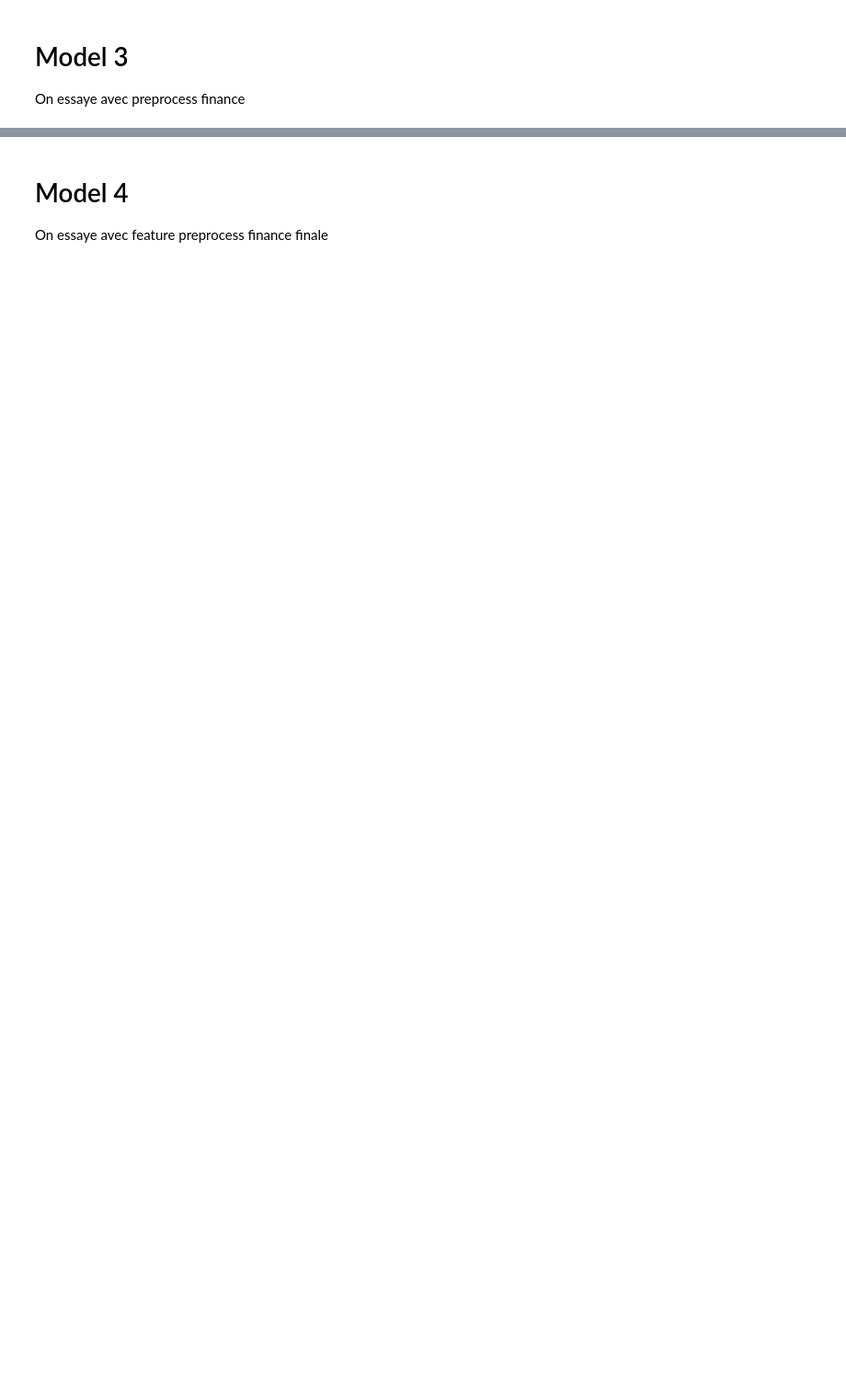
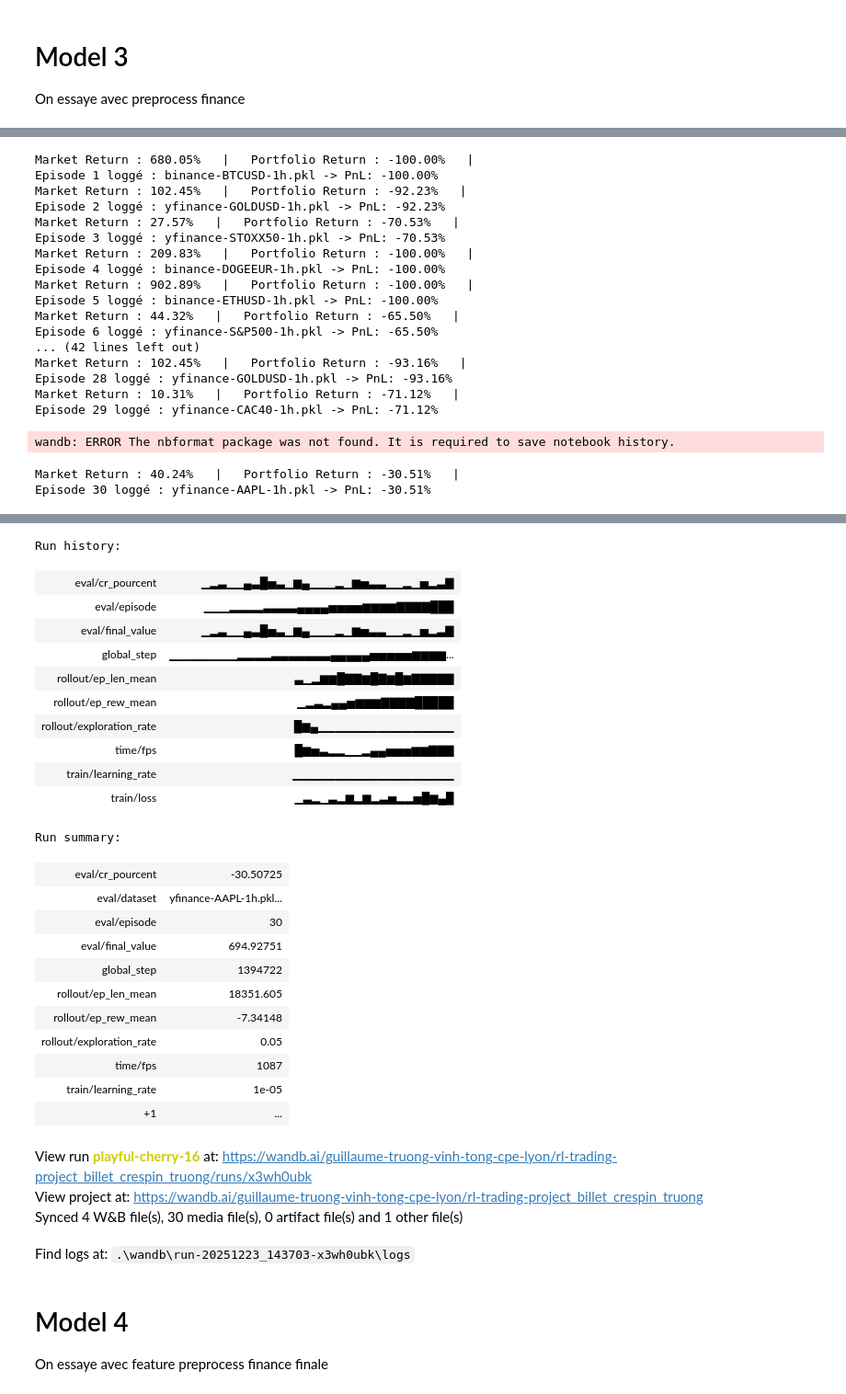
Before and after one commit to Labriz9/reinforcement-learning-project, a Jupyter notebook: DQN.ipynb, the cells around one changed output, grey strips where cells are left out. Shown: that part at 92% size. Saved outputs shown, nothing was run; the diff lists cells and outputs as text; code cells hidden in the pictures; blank space fills up the shorter version.

```diff
--- a/DQN.ipynb
+++ b/DQN.ipynb
@@ -289,7 +407,8 @@ wandb.finish()
 
 On essaye avec preprocess finance
 # %%
-env = gym.make(
+base_env = gym.make(
+
     "MultiDatasetTradingEnv",
     dataset_dir="data/*.pkl",
     preprocess=features.preprocess_finance,
@@ -301,7 +420,8 @@ env = gym.make(
     borrow_interest_rate=0.02/100/24,
 )
 
-env = DiscreteActionsWrapper(env, positions=[-1, 0, 1, 2])
+env = DiscreteActionsWrapper(base_env, positions=[-1, 0, 1, 2])
+
 obs, _ = env.reset()
 obs, reward, terminated, truncated, info = env.step(3)
 
@@ -368,15 +495,16 @@ for episode in range(1, nb_episodes + 1):
     obs, _ = env.reset()
     done = False
 
-    dataset_name = env.name
+    dataset_name = base_env.name
+
 
     while not done:
         action, _states = model3.predict(obs)
-        obs, reward, terminated, truncated, _ = env.step(action)
+        obs, reward, terminated, truncated, _ = env.step(int(action))
         done = terminated or truncated
 
     if done:
-        history = env.historical_info
+        history = base_env.historical_info
         df_history = pd.DataFrame(history.history_storage, columns=history.columns)
 
         initial_val = df_history['portfolio_valuation'].iloc[0]
@@ -412,3 +540,24 @@ for episode in range(1, nb_episodes + 1):
         print(f"Episode {episode} loggé : {dataset_name} -> PnL: {c_r_pourcent:.2f}%")
 
 wandb.finish()
+# %% [output]
+Market Return : 680.05%   |   Portfolio Return : -100.00%   |
+Episode 1 loggé : binance-BTCUSD-1h.pkl -> PnL: -100.00%
+Market Return : 102.45%   |   Portfolio Return : -92.23%   |
+Episode 2 loggé : yfinance-GOLDUSD-1h.pkl -> PnL: -92.23%
+Market Return : 27.57%   |   Portfolio Return : -70.53%   |
+Episode 3 loggé : yfinance-STOXX50-1h.pkl -> PnL: -70.53%
+Market Return : 209.83%   |   Portfolio Return : -100.00%   |
+Episode 4 loggé : binance-DOGEEUR-1h.pkl -> PnL: -100.00%
+Market Return : 902.89%   |   Portfolio Return : -100.00%   |
+Episode 5 loggé : binance-ETHUSD-1h.pkl -> PnL: -100.00%
+Market Return : 44.32%   |   Portfolio Return : -65.50%   |
+Episode 6 loggé : yfinance-S&P500-1h.pkl -> PnL: -65.50%
+... (42 lines left out)
+Market Return : 102.45%   |   Portfolio Return : -93.16%   |
+Episode 28 loggé : yfinance-GOLDUSD-1h.pkl -> PnL: -93.16%
+Market Return : 10.31%   |   Portfolio Return : -71.12%   |
+Episode 29 loggé : yfinance-CAC40-1h.pkl -> PnL: -71.12%
+wandb: ERROR The nbformat package was not found. It is required to save notebook history.
+Market Return : 40.24%   |   Portfolio Return : -30.51%   |
+Episode 30 loggé : yfinance-AAPL-1h.pkl -> PnL: -30.51%
@@ -415,3 +565,30 @@ wandb.finish()
+Run history:
+| eval/cr_pourcent | ▁▂▃▁▁▄▃█▅▃▁▆▄▁▁▁▂▁▆▅▃▃▁▁▂▁▅▂▃▇ |
+| eval/episode | ▁▁▁▂▂▂▂▃▃▃▃▄▄▄▄▅▅▅▅▆▆▆▆▇▇▇▇███ |
+| eval/final_value | ▁▂▃▁▁▄▃█▅▃▁▆▄▁▁▁▂▁▆▅▃▃▁▁▂▁▅▂▃▇ |
+| global_step | ▁▁▁▁▁▁▁▁▂▂▂▂▃▃▃▃▃▃▃▄▄▄▄▄▅▅▅▅▅▆▆▆▆... |
+| rollout/ep_len_mean | ▃▁▂▆▆█▇▇▆█▇▆█▆▇▇▇▇▇ |
+| rollout/ep_rew_mean | ▁▂▃▂▄▄▅▆▆▆▇▇▇▇█████ |
+| rollout/exploration_rate | █▆▄▁▁▁▁▁▁▁▁▁▁▁▁▁▁▁▁ |
+| time/fps | █▆▅▃▂▂▁▁▂▄▄▅▅▅▆▆▇▇▇ |
+| train/learning_rate | ▁▁▁▁▁▁▁▁▁▁▁▁▁▁▁▁▁▁▁ |
+| train/loss | ▁▃▂▁▃▂▆▂▆▂▃▅▂▂▅█▆▄█ |
+Run summary:
+| eval/cr_pourcent | -30.50725 |
+| eval/dataset | yfinance-AAPL-1h.pkl... |
+| eval/episode | 30 |
+| eval/final_value | 694.92751 |
+| global_step | 1394722 |
+| rollout/ep_len_mean | 18351.605 |
+| rollout/ep_rew_mean | -7.34148 |
+| rollout/exploration_rate | 0.05 |
+| time/fps | 1087 |
+| train/learning_rate | 1e-05 |
+| +1 | ... |
+View run playful-cherry-16 at: https://wandb.ai/guillaume-truong-vinh-tong-cpe-lyon/rl-trading-project_billet_crespin_truong/runs/x3wh0ubk
+View project at: https://wandb.ai/guillaume-truong-vinh-tong-cpe-lyon/rl-trading-project_billet_crespin_truong
+Synced 4 W&B file(s), 30 media file(s), 0 artifact file(s) and 1 other file(s)
+Find logs at: .\wandb\run-20251223_143703-x3wh0ubk\logs
 # %% [markdown]
 # Model 4
 
```
Also changed, not shown: parts of 12 cells of this notebook, 7 other files.
